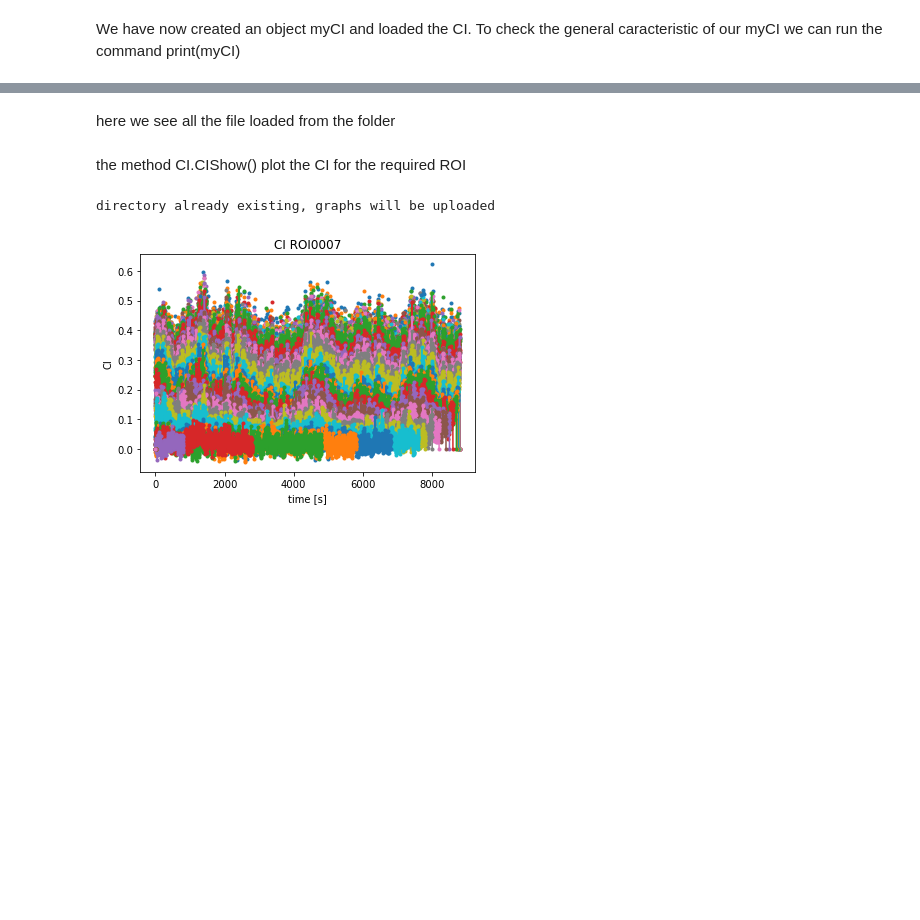
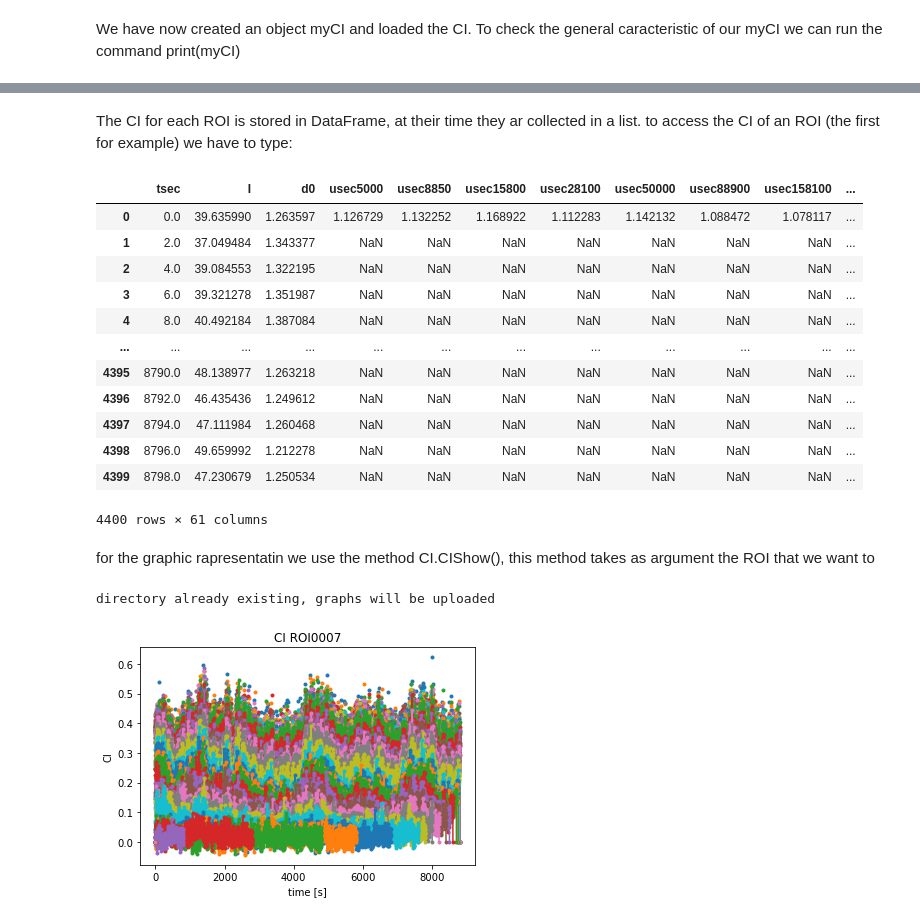
Before and after one commit to MatteoMilani95/PCI_o_Bpy, a Jupyter notebook: Tutorial.ipynb, the cells around one changed output, grey strips where cells are left out. Saved outputs shown, nothing was run; the diff lists cells and outputs as text; code cells hidden in the pictures; blank space fills up the shorter version.

```diff
--- a/Tutorial.ipynb
+++ b/Tutorial.ipynb
@@ -36,7 +40,23 @@ print(myCI)
-# %% [markdown]
-here we see all the file loaded from the folder
-# %% [markdown]
-the method CI.CIShow() plot the CI for the required ROI
+# %% [markdown]
+The CI for each ROI is stored in DataFrame, at their time they ar collected in a list. to access the CI of an ROI (the first for example) we have to type:
+# %%
+myCI.CI[0]
+# %% [output]
+|  | tsec | I | d0 | usec5000 | usec8850 | usec15800 | usec28100 | usec50000 | usec88900 | usec158100 | ... |
+| 0 | 0.0 | 39.635990 | 1.263597 | 1.126729 | 1.132252 | 1.168922 | 1.112283 | 1.142132 | 1.088472 | 1.078117 | ... |
+| 1 | 2.0 | 37.049484 | 1.343377 | NaN | NaN | NaN | NaN | NaN | NaN | NaN | ... |
+| 2 | 4.0 | 39.084553 | 1.322195 | NaN | NaN | NaN | NaN | NaN | NaN | NaN | ... |
+| 3 | 6.0 | 39.321278 | 1.351987 | NaN | NaN | NaN | NaN | NaN | NaN | NaN | ... |
+| 4 | 8.0 | 40.492184 | 1.387084 | NaN | NaN | NaN | NaN | NaN | NaN | NaN | ... |
+| ... | ... | ... | ... | ... | ... | ... | ... | ... | ... | ... | ... |
+| 4395 | 8790.0 | 48.138977 | 1.263218 | NaN | NaN | NaN | NaN | NaN | NaN | NaN | ... |
+| 4396 | 8792.0 | 46.435436 | 1.249612 | NaN | NaN | NaN | NaN | NaN | NaN | NaN | ... |
+| 4397 | 8794.0 | 47.111984 | 1.260468 | NaN | NaN | NaN | NaN | NaN | NaN | NaN | ... |
+| 4398 | 8796.0 | 49.659992 | 1.212278 | NaN | NaN | NaN | NaN | NaN | NaN | NaN | ... |
+| 4399 | 8798.0 | 47.230679 | 1.250534 | NaN | NaN | NaN | NaN | NaN | NaN | NaN | ... |
+4400 rows × 61 columns
+# %% [markdown]
+for the graphic rapresentatin we use the method CI.CIShow(), this method takes as argument the ROI that we want to
 # %%
 myCI.CIShow(7)
 # %% [output]
```
Also changed, not shown: parts of 2 cells of this notebook.
